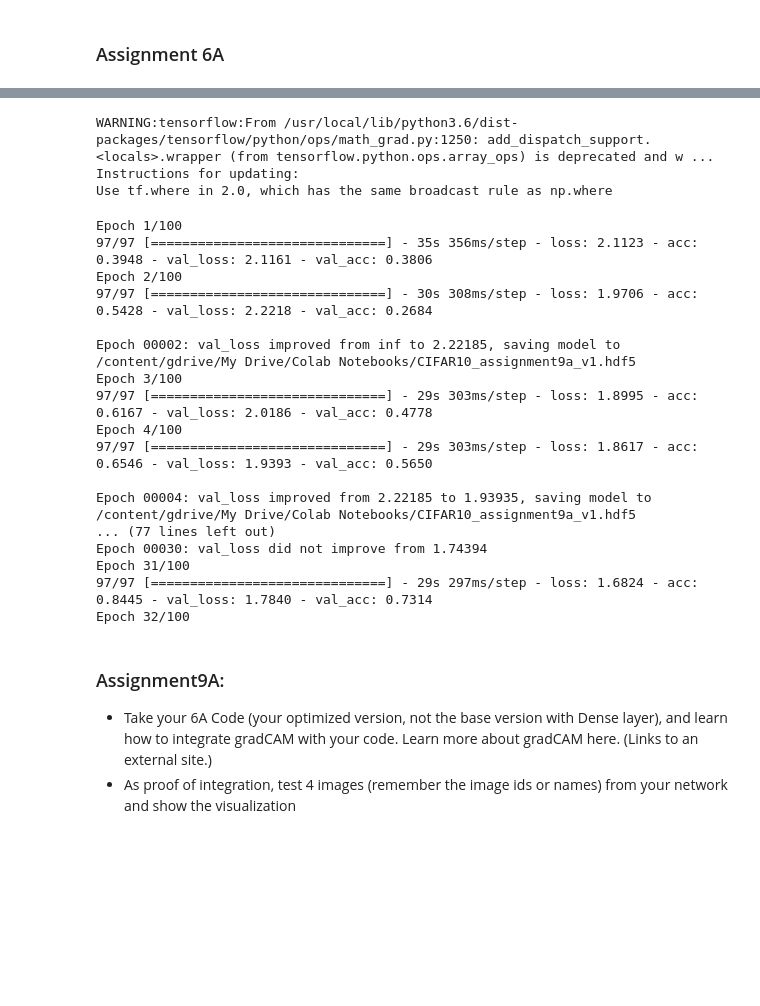
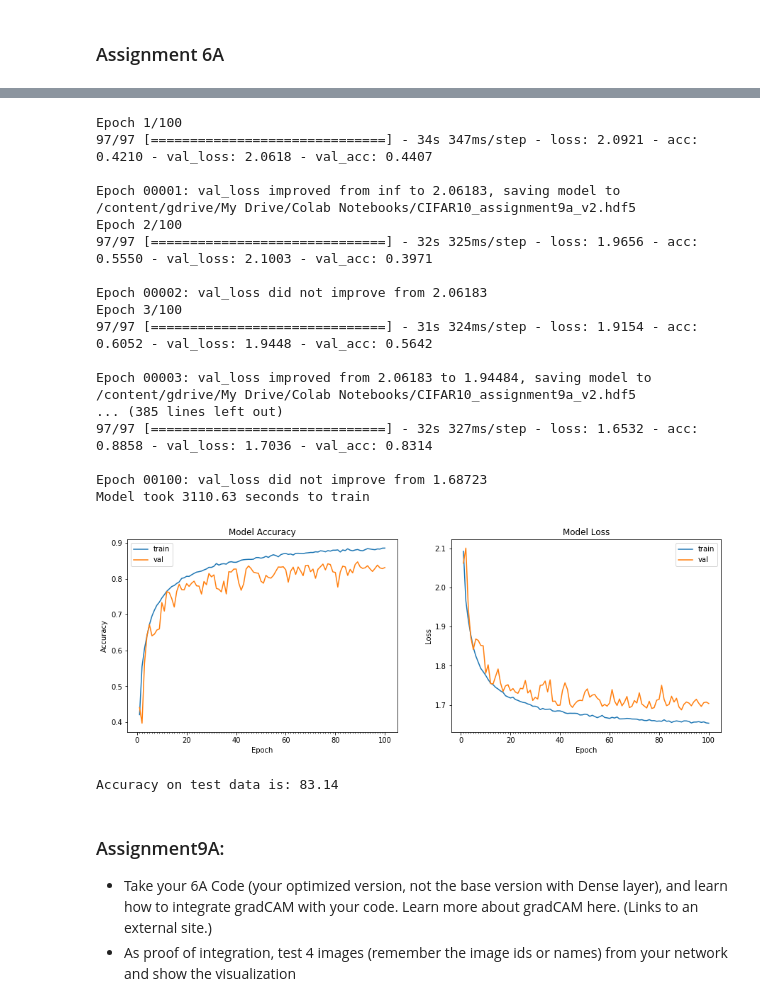
Before and after one commit to thamizhannal/SchoolOfAI, a Jupyter notebook: EVA_Assignment9_v2.ipynb, the cells around one changed output, grey strips where cells are left out. Saved outputs shown, nothing was run; the diff lists cells and outputs as text; code cells hidden in the pictures; blank space fills up the shorter version.

```diff
--- a/EVA_Assignment9_v2.ipynb
+++ b/EVA_Assignment9_v2.ipynb
@@ -188,6 +188,7 @@ model.add(BatchNormalization())
 model.add(MaxPooling2D(pool_size=(2, 2)))
 #model.add(Dropout(0.2))
 model.add(Convolution2D(32, 1, 1, activation='relu')) #22
+model.add(BatchNormalization())
 
 # input: 14 output: 14 | RF: 10
 model.add(Convolution2D(64, 3, 3,border_mode='same',kernel_regularizer=regularizers.l2(weight_decay)))
@@ -204,8 +205,8 @@ model.add(BatchNormalization())
 # input: 10 output: 5 | RF: 28
 model.add(MaxPooling2D(pool_size=(2, 2)))
 #model.add(Dropout(0.3))
-model.add(Convolution2D(32, 1, 1, activation='relu')) #22
-
+model.add(Convolution2D(64, 1, 1, activation='relu')) #22
+model.add(BatchNormalization())
 
 # input: 5 output: 5 | RF: 28
 model.add(Convolution2D(128, 3, 3,border_mode='same',kernel_regularizer=regularizers.l2(weight_decay)))
@@ -284,56 +269,55 @@ Mounted at /content/gdrive
 # %%
 # Specify gdrive path to where highest validation accuracy check point results to be stored.
 import os
-checkpoint_path = "/content/gdrive/My Drive/Colab Notebooks/CIFAR10_assignment9a_v1.hdf5"
+checkpoint_path = "/content/gdrive/My Drive/Colab Notebooks/CIFAR10_assignment9a_v2.hdf5"
 # %%
 from keras.callbacks import ModelCheckpoint
 # Create checkpoint callback
-cp_callback = ModelCheckpoint(checkpoint_path, save_best_only=True, monitor='val_loss', mode='min', period=2,verbose=1)
+cp_callback = ModelCheckpoint(checkpoint_path, save_best_only=True, monitor='val_loss', mode='min', period=1,verbose=1)
 # %%
 from keras.preprocessing.image import ImageDataGenerator
 
 datagen = ImageDataGenerator(rotation_range=15,
                              width_shift_range=0.1,
                              height_shift_range=0.1,
                              #horizontal_flip=True,
-                             zoom_range=0.0,
+                             zoom_range=0.2,
                              horizontal_flip=False)
 
 
 
 # train the model
 start = time.time()
 # Train the model
 model_info = model.fit_generator(datagen.flow(train_features, train_labels, batch_size = 512),
                                  samples_per_epoch = train_features.shape[0], nb_epoch = 100,
                                  validation_data = (test_features, test_labels), callbacks = [cp_callback], verbose=1)
 end = time.time()
 print ("Model took %0.2f seconds to train"%(end - start))
 # plot model history
 plot_model_history(model_info)
 # compute test accuracy
 print ("Accuracy on test data is: %0.2f"%accuracy(test_features, test_labels, model))
 # %% [output]
-WARNING:tensorflow:From /usr/local/lib/python3.6/dist-packages/tensorflow/python/ops/math_grad.py:1250: add_dispatch_support.<locals>.wrapper (from tensorflow.python.ops.array_ops) is deprecated and w ...
-Instructions for updating:
-Use tf.where in 2.0, which has the same broadcast rule as np.where
+Epoch 1/100
+97/97 [==============================] - 34s 347ms/step - loss: 2.0921 - acc: 0.4210 - val_loss: 2.0618 - val_acc: 0.4407
+
+Epoch 00001: val_loss improved from inf to 2.06183, saving model to /content/gdrive/My Drive/Colab Notebooks/CIFAR10_assignment9a_v2.hdf5
+Epoch 2/100
+97/97 [==============================] - 32s 325ms/step - loss: 1.9656 - acc: 0.5550 - val_loss: 2.1003 - val_acc: 0.3971
+
+Epoch 00002: val_loss did not improve from 2.06183
+Epoch 3/100
+97/97 [==============================] - 31s 324ms/step - loss: 1.9154 - acc: 0.6052 - val_loss: 1.9448 - val_acc: 0.5642
+
+Epoch 00003: val_loss improved from 2.06183 to 1.94484, saving model to /content/gdrive/My Drive/Colab Notebooks/CIFAR10_assignment9a_v2.hdf5
+... (385 lines left out)
+97/97 [==============================] - 32s 327ms/step - loss: 1.6532 - acc: 0.8858 - val_loss: 1.7036 - val_acc: 0.8314
+
+Epoch 00100: val_loss did not improve from 1.68723
+Model took 3110.63 seconds to train
+[figure, added]
-Epoch 1/100
-97/97 [==============================] - 35s 356ms/step - loss: 2.1123 - acc: 0.3948 - val_loss: 2.1161 - val_acc: 0.3806
-Epoch 2/100
-97/97 [==============================] - 30s 308ms/step - loss: 1.9706 - acc: 0.5428 - val_loss: 2.2218 - val_acc: 0.2684
-
-Epoch 00002: val_loss improved from inf to 2.22185, saving model to /content/gdrive/My Drive/Colab Notebooks/CIFAR10_assignment9a_v1.hdf5
-Epoch 3/100
-97/97 [==============================] - 29s 303ms/step - loss: 1.8995 - acc: 0.6167 - val_loss: 2.0186 - val_acc: 0.4778
-Epoch 4/100
-97/97 [==============================] - 29s 303ms/step - loss: 1.8617 - acc: 0.6546 - val_loss: 1.9393 - val_acc: 0.5650
-
-Epoch 00004: val_loss improved from 2.22185 to 1.93935, saving model to /content/gdrive/My Drive/Colab Notebooks/CIFAR10_assignment9a_v1.hdf5
-... (77 lines left out)
-Epoch 00030: val_loss did not improve from 1.74394
-Epoch 31/100
-97/97 [==============================] - 29s 297ms/step - loss: 1.6824 - acc: 0.8445 - val_loss: 1.7840 - val_acc: 0.7314
-Epoch 32/100
+Accuracy on test data is: 83.14
 # %% [markdown]
 ### Assignment9A:
 
```
Also changed, not shown: parts of 2 cells of this notebook.
